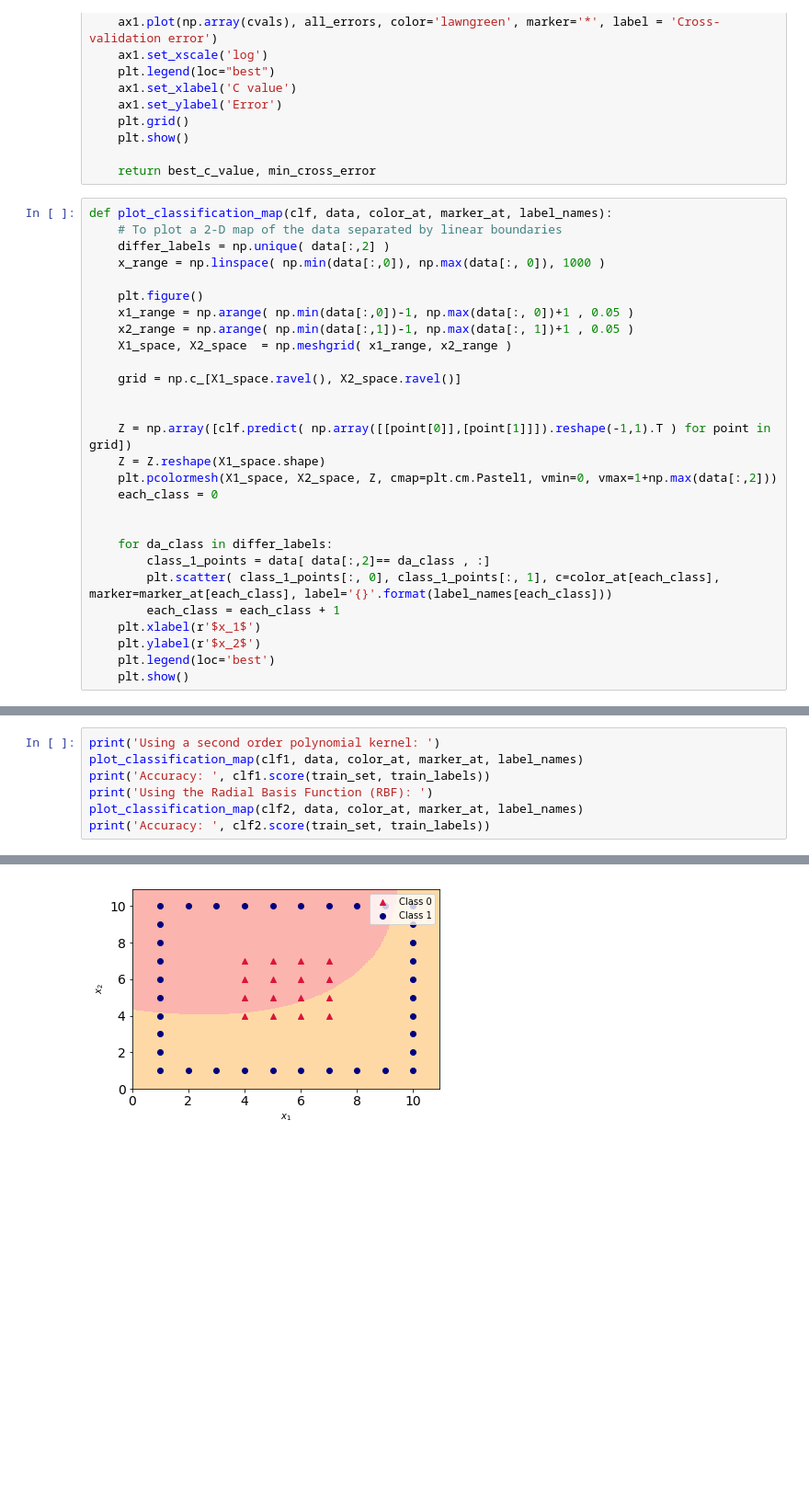
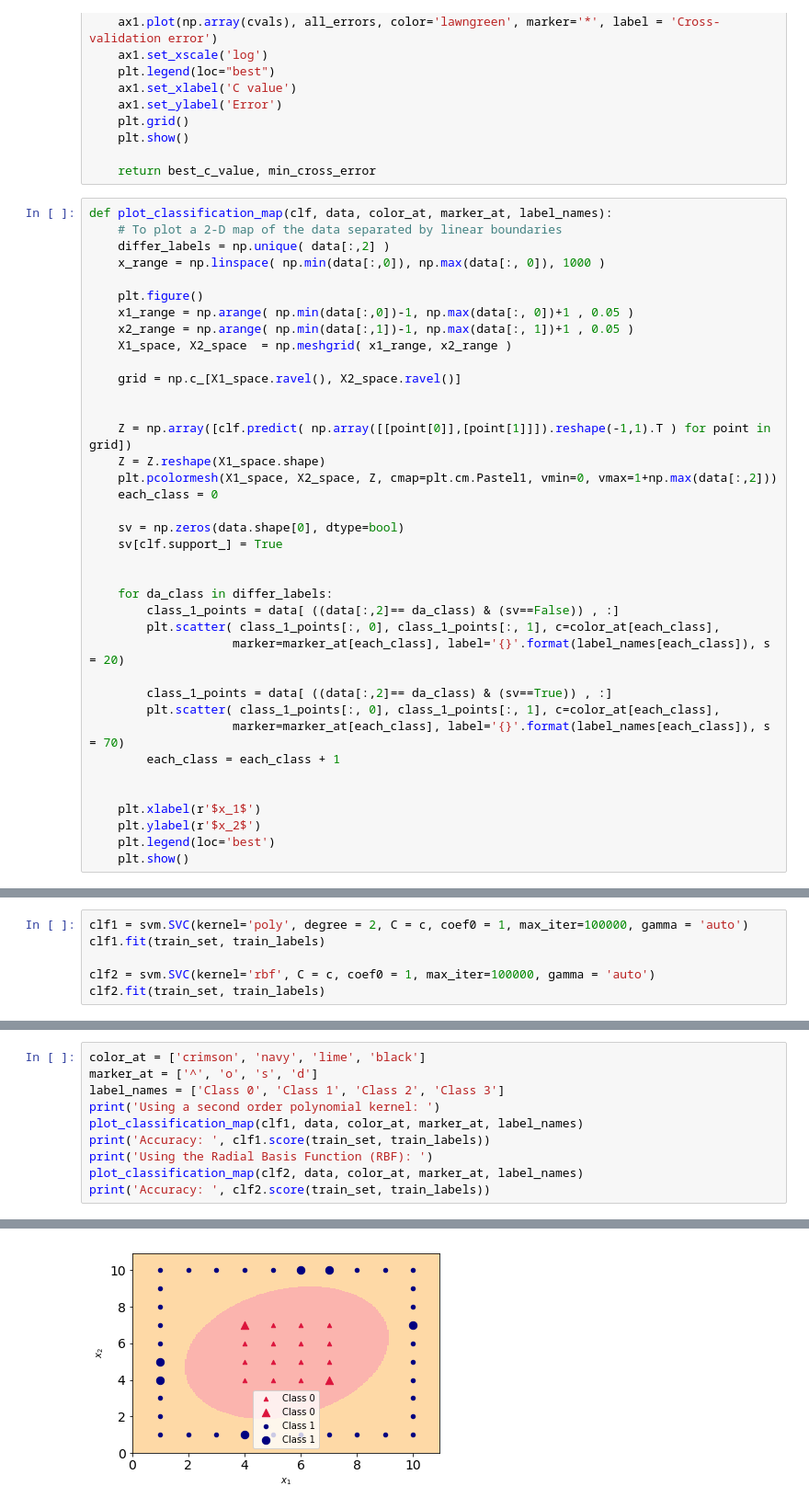
Before and after one commit to ccgalindog/Machine_Learning, a Jupyter notebook: Kernel_SVM/Kernel_SVM.ipynb, the cells around one changed output, grey strips where cells are left out. Shown at 92% size. Drawn from its saved outputs; the diff is of its cells as text; blank space fills up the shorter version.

Commit message:
edit svm and add kernel_svm

```diff
--- a/Kernel_SVM/Kernel_SVM.ipynb
+++ b/Kernel_SVM/Kernel_SVM.ipynb
@@ -85,11 +85,21 @@ def plot_classification_map(clf, data, color_at, marker_at, label_names):
     plt.pcolormesh(X1_space, X2_space, Z, cmap=plt.cm.Pastel1, vmin=0, vmax=1+np.max(data[:,2]))
     each_class = 0
 
+    sv = np.zeros(data.shape[0], dtype=bool)
+    sv[clf.support_] = True
+
 
     for da_class in differ_labels:
-        class_1_points = data[ data[:,2]== da_class , :]
-        plt.scatter( class_1_points[:, 0], class_1_points[:, 1], c=color_at[each_class], marker=marker_at[each_class], label='{}'.format(label_names[each_class]))
+        class_1_points = data[ ((data[:,2]== da_class) & (sv==False)) , :]
+        plt.scatter( class_1_points[:, 0], class_1_points[:, 1], c=color_at[each_class],
+                    marker=marker_at[each_class], label='{}'.format(label_names[each_class]), s = 20)
+
+        class_1_points = data[ ((data[:,2]== da_class) & (sv==True)) , :]
+        plt.scatter( class_1_points[:, 0], class_1_points[:, 1], c=color_at[each_class],
+                    marker=marker_at[each_class], label='{}'.format(label_names[each_class]), s = 70)
         each_class = each_class + 1
+
+
     plt.xlabel(r'$x_1$')
     plt.ylabel(r'$x_2$')
     plt.legend(loc='best')
@@ -138,0 +149,6 @@ c, err = choose_parameter(train_set, train_labels, 2, 1000000)
+# %%
+clf1 = svm.SVC(kernel='poly', degree = 2, C = c, coef0 = 1, max_iter=100000, gamma = 'auto')
+clf1.fit(train_set, train_labels)
+
+clf2 = svm.SVC(kernel='rbf', C = c, coef0 = 1, max_iter=100000, gamma = 'auto')
+clf2.fit(train_set, train_labels)
@@ -139,10 +160,13 @@ c, err = choose_parameter(train_set, train_labels, 2, 1000000)
 # %%
+color_at = ['crimson', 'navy', 'lime', 'black']
+marker_at = ['^', 'o', 's', 'd']
+label_names = ['Class 0', 'Class 1', 'Class 2', 'Class 3']
 print('Using a second order polynomial kernel: ')
 plot_classification_map(clf1, data, color_at, marker_at, label_names)
 print('Accuracy: ', clf1.score(train_set, train_labels))
 print('Using the Radial Basis Function (RBF): ')
 plot_classification_map(clf2, data, color_at, marker_at, label_names)
 print('Accuracy: ', clf2.score(train_set, train_labels))
 # %% [output]
 Using a second order polynomial kernel:
-[figure, old version]
+[figure, new version]
```
Also changed, not shown: parts of 6 cells of this notebook.
